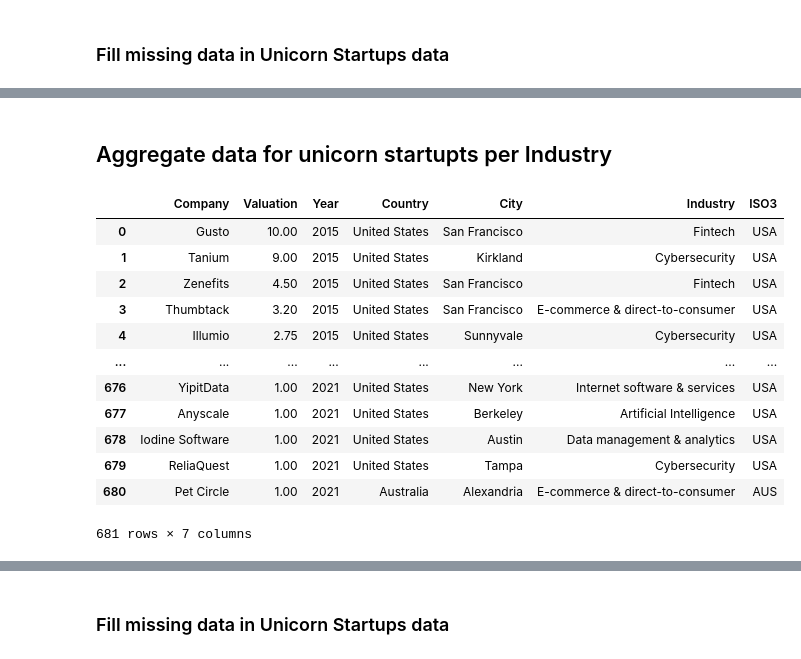
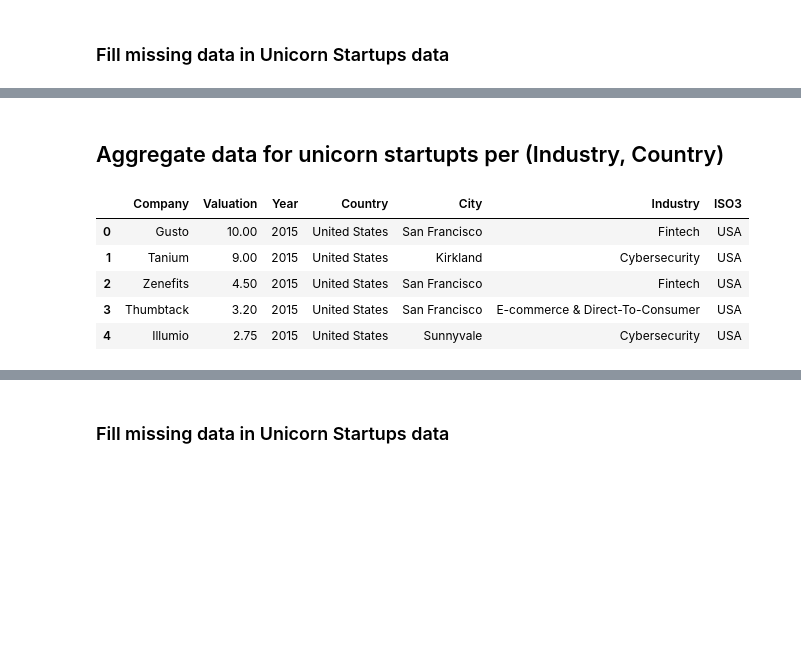
Before and after one commit to dalnakeb/Information_Visualisation_Project, a Jupyter notebook: notebooks/preprocessing.ipynb, the cells around one changed output, grey strips where cells are left out. Saved outputs shown, nothing was run; the diff lists cells and outputs as text; code cells hidden in the pictures; blank space fills up the shorter version.

```diff
--- a/notebooks/preprocessing.ipynb
+++ b/notebooks/preprocessing.ipynb
@@ -530,20 +530,13 @@ unicorn_startups_country_df
 224 rows × 11 columns
 # %% [markdown]
-## Aggregate data for unicorn startupts per Industry
+## Aggregate data for unicorn startupts per (Industry, Country)
 # %%
-unicorn_startups_df
+unicorn_startups_df.head()
 # %% [output]
 |  | Company | Valuation | Year | Country | City | Industry | ISO3 |
 | 0 | Gusto | 10.00 | 2015 | United States | San Francisco | Fintech | USA |
 | 1 | Tanium | 9.00 | 2015 | United States | Kirkland | Cybersecurity | USA |
 | 2 | Zenefits | 4.50 | 2015 | United States | San Francisco | Fintech | USA |
-| 3 | Thumbtack | 3.20 | 2015 | United States | San Francisco | E-commerce & direct-to-consumer | USA |
+| 3 | Thumbtack | 3.20 | 2015 | United States | San Francisco | E-commerce & Direct-To-Consumer | USA |
 | 4 | Illumio | 2.75 | 2015 | United States | Sunnyvale | Cybersecurity | USA |
-| ... | ... | ... | ... | ... | ... | ... | ... |
-| 676 | YipitData | 1.00 | 2021 | United States | New York | Internet software & services | USA |
-| 677 | Anyscale | 1.00 | 2021 | United States | Berkeley | Artificial Intelligence | USA |
-| 678 | Iodine Software | 1.00 | 2021 | United States | Austin | Data management & analytics | USA |
-| 679 | ReliaQuest | 1.00 | 2021 | United States | Tampa | Cybersecurity | USA |
-| 680 | Pet Circle | 1.00 | 2021 | Australia | Alexandria | E-commerce & direct-to-consumer | AUS |
-681 rows × 7 columns
 # %%
```
Also changed, not shown: parts of 17 cells of this notebook, 3 other files.
